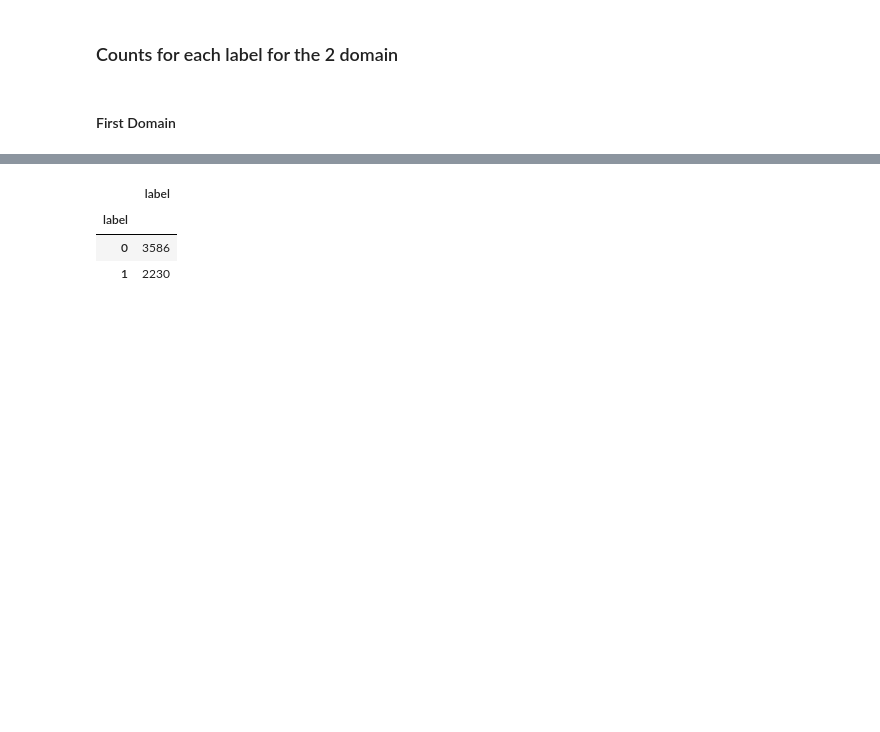
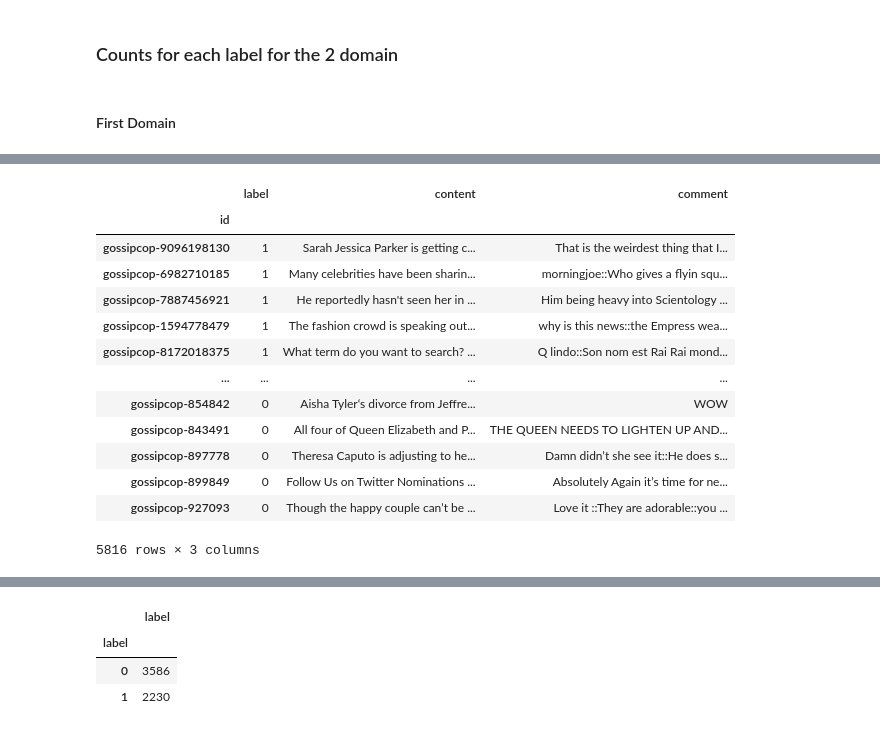
Before and after one commit to AmritaBh/FakeNews, a Jupyter notebook: Cross Domain Fake News.ipynb, the cells around one changed output, grey strips where cells are left out. Drawn from its saved outputs; the diff is of its cells as text; code cells hidden in the pictures; blank space fills up the shorter version.

Commit message:
Minor update. Merged content and comments

```diff
--- a/Cross Domain Fake News.ipynb
+++ b/Cross Domain Fake News.ipynb
@@ -26,6 +25,13 @@ domain2_path = "/politifact_content_no_ignore.tsv"
+# %%
+domain1_path = "../Data/dEFEND data/gossipcop_content_no_ignore.tsv"
+domain2_path = "../Data/dEFEND data/politifact_content_no_ignore.tsv"
+domain1_comments_path = "../Data/dEFEND data/gossipcop_comment_no_ignore.tsv"
+domain2_comments_path = "../Data/dEFEND data/politifact_comment_no_ignore.tsv"
 # %%
 domain1_frame = pd.read_csv(domain1_path,delimiter="\t").set_index('id')
 domain2_frame = pd.read_csv(domain2_path,delimiter="\t").set_index('id')
+domain1_comment_frame = pd.read_csv(domain1_comments_path,delimiter="\t").set_index('id')
+domain2_comment_frame = pd.read_csv(domain2_comments_path,delimiter="\t").set_index('id')
 # %% [markdown]
 ### Counts for each label for the 2 domain
 # %% [markdown]
@@ -49,0 +73,3 @@ domain2_frame
+# %%
+domain1_merged = pd.merge(domain1_frame, domain1_comment_frame, on=['id'], how='inner')
+domain1_merged.head()
@@ -49,0 +84,17 @@ domain2_frame
+# %%
+domain1_merged
+# %% [output]
+|  | label | content | comment |
+| id |  |  |  |
+| gossipcop-9096198130 | 1 | Sarah Jessica Parker is getting c... | That is the weirdest thing that I... |
+| gossipcop-6982710185 | 1 | Many celebrities have been sharin... | morningjoe::Who gives a flyin squ... |
+| gossipcop-7887456921 | 1 | He reportedly hasn't seen her in ... | Him being heavy into Scientology ... |
+| gossipcop-1594778479 | 1 | The fashion crowd is speaking out... | why is this news::the Empress wea... |
+| gossipcop-8172018375 | 1 | What term do you want to search? ... | Q lindo::Son nom est Rai Rai mond... |
+| ... | ... | ... | ... |
+| gossipcop-854842 | 0 | Aisha Tyler‘s divorce from Jeffre... | WOW |
+| gossipcop-843491 | 0 | All four of Queen Elizabeth and P... | THE QUEEN NEEDS TO LIGHTEN UP AND... |
+| gossipcop-897778 | 0 | Theresa Caputo is adjusting to he... | Damn didn’t she see it::He does s... |
+| gossipcop-899849 | 0 | Follow Us on Twitter Nominations ... | Absolutely Again it’s time for ne... |
+| gossipcop-927093 | 0 | Though the happy couple can’t be ... | Love it ::They are adorable::you ... |
+5816 rows × 3 columns
```
Also changed, not shown: parts of 8 cells of this notebook.
